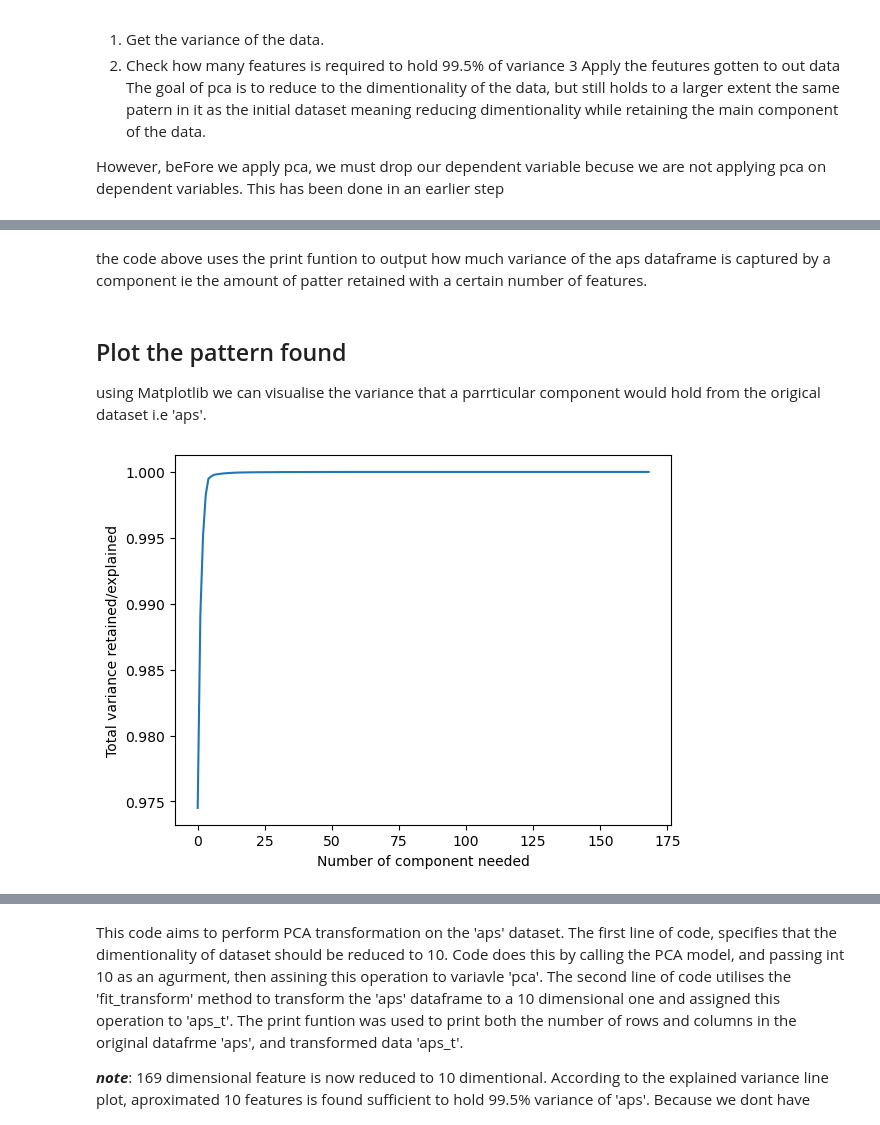
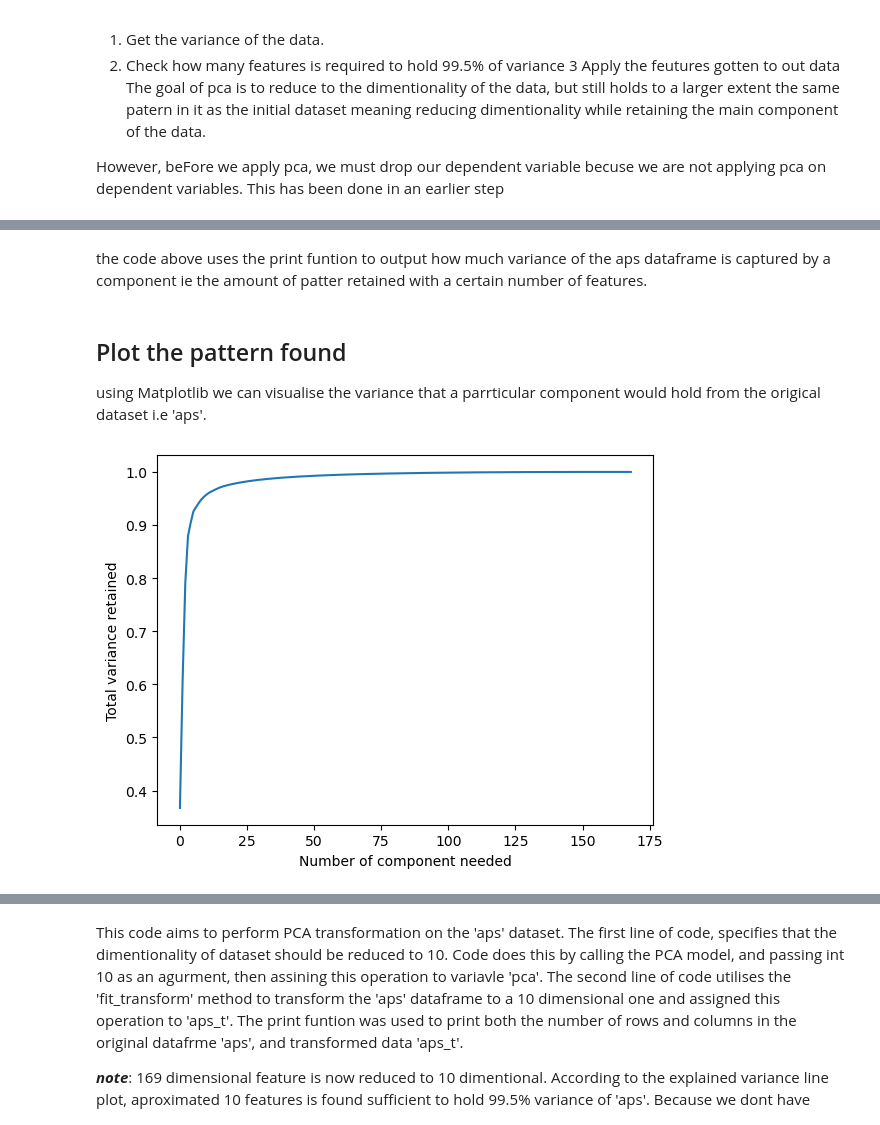
Before and after one commit to Ayomide-ola/Bussiness_Analysis, a Jupyter notebook: App_failure CA.ipynb, the cells around one changed output, grey strips where cells are left out. Drawn from its saved outputs; the diff is of its cells as text; code cells hidden in the pictures.

```diff
--- a/App_failure CA.ipynb
+++ b/App_failure CA.ipynb
@@ -912,0 +938,5 @@ With the ability to get reliaible result highly reduced in highly dimentional da
+# %%
+from sklearn.preprocessing import MinMaxScaler
+scaler = MinMaxScaler()
+aps_scaled = scaler.fit_transform(aps)
+aps_scaled
@@ -951,15 +997,13 @@ print(pca.explained_variance_)
-# %% [markdown]
-the code above uses the print funtion to output how much variance of the aps dataframe is captured by a component ie the amount of patter retained with a certain number of features.
+# %% [markdown]
+the code above uses the print funtion to output how much variance of the aps dataframe is captured by a component ie the amount of patter retained with a certain number of features.
 # %% [markdown]
 ## Plot the pattern found
 using Matplotlib we can visualise the variance that a parrticular component would hold from the origical dataset i.e 'aps'.
 # %%
-pca = PCA().fit(aps)
+pca = PCA().fit(aps_scaled)
 plt.plot(np.cumsum(pca.explained_variance_ratio_))
 plt.xlabel ("Number of component needed")
 plt.ylabel ("Total variance retained")
-#plt.xticks(range(5,30,5))
-#plt.yticks(range(0.9,1,0.05))
 plt.show()
 # %% [output]
-[figure, old version]
+[figure, new version]
```
Also changed, not shown: parts of 32 cells of this notebook.
